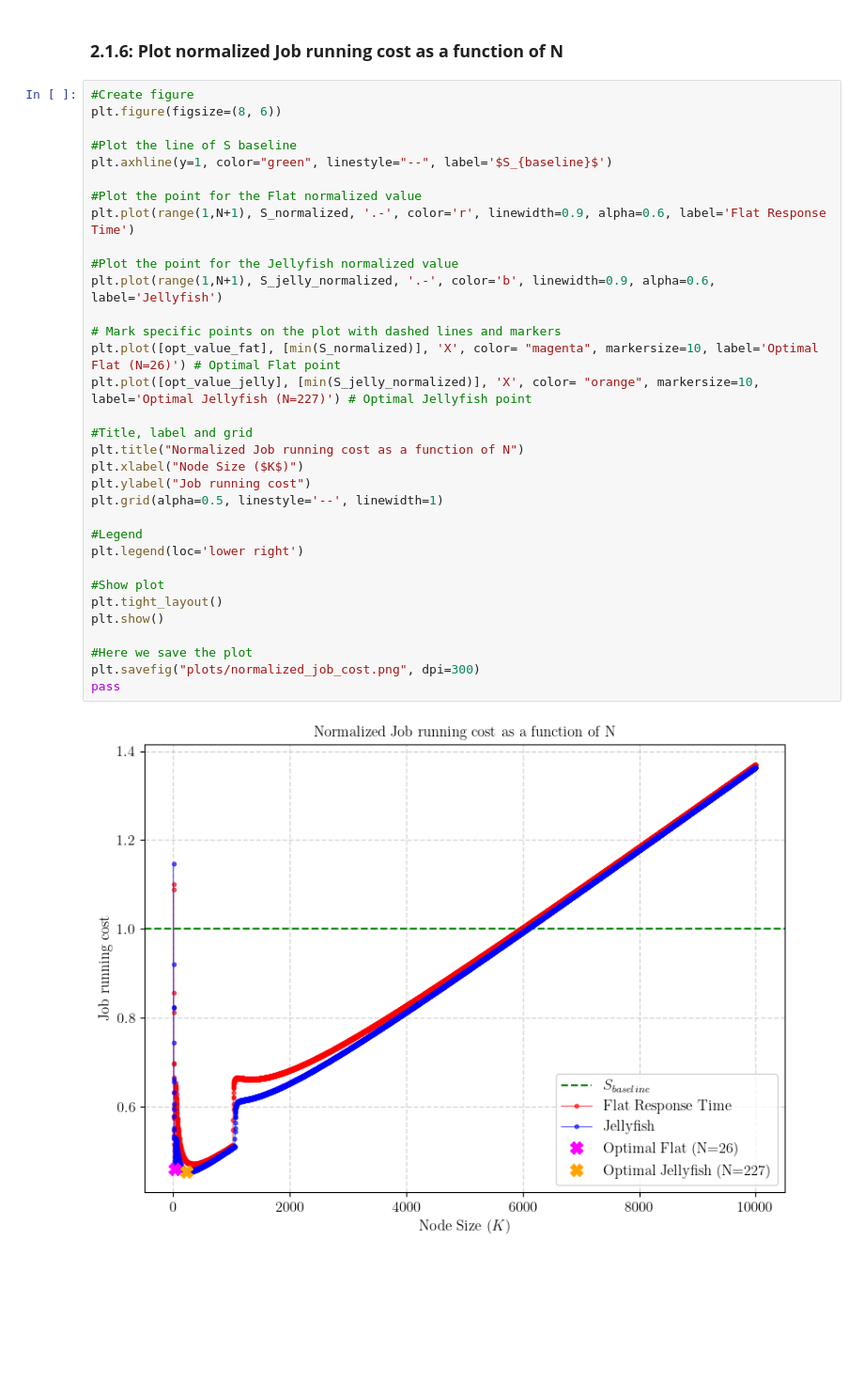
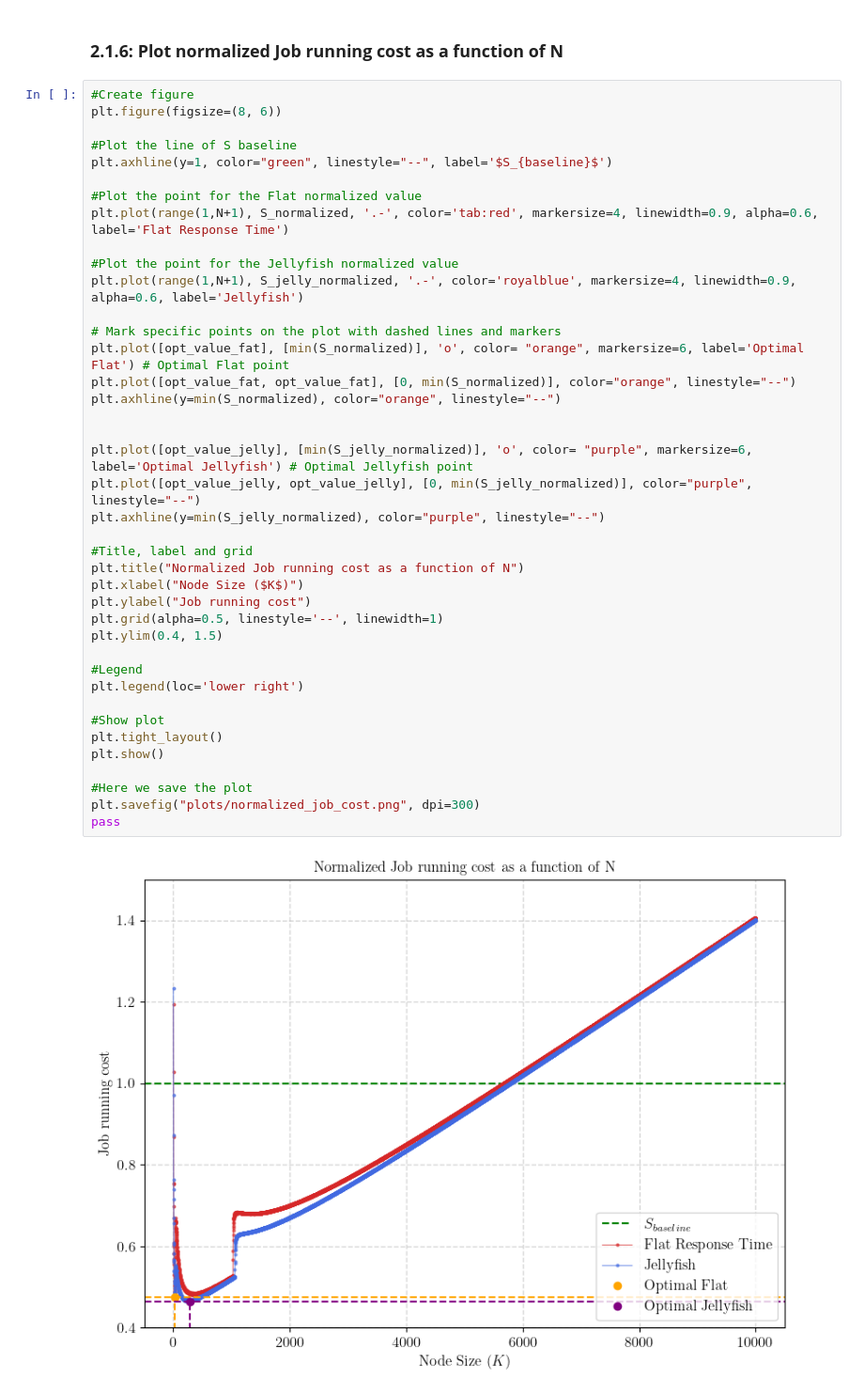
Before and after one commit to msancor/NBD-HW1, a Jupyter notebook: ch1.ipynb, the cells around one changed output. Shown: that part at 94% size. Cells and saved outputs as stored; diff of their text form; blank space fills up the shorter version.

```diff
--- a/ch1.ipynb
+++ b/ch1.ipynb
@@ -530,36 +552,43 @@ opt_value_fat, opt_value_jelly
 # %%
 #Create figure
 plt.figure(figsize=(8, 6))
 
 #Plot the line of S baseline
 plt.axhline(y=1, color="green", linestyle="--", label='$S_{baseline}$')
 
 #Plot the point for the Flat normalized value
-plt.plot(range(1,N+1), S_normalized, '.-', color='r', linewidth=0.9, alpha=0.6, label='Flat Response Time')
+plt.plot(range(1,N+1), S_normalized, '.-', color='tab:red', markersize=4, linewidth=0.9, alpha=0.6, label='Flat Response Time')
 
 #Plot the point for the Jellyfish normalized value
-plt.plot(range(1,N+1), S_jelly_normalized, '.-', color='b', linewidth=0.9, alpha=0.6, label='Jellyfish')
+plt.plot(range(1,N+1), S_jelly_normalized, '.-', color='royalblue', markersize=4, linewidth=0.9, alpha=0.6, label='Jellyfish')
 
 # Mark specific points on the plot with dashed lines and markers
-plt.plot([opt_value_fat], [min(S_normalized)], 'X', color= "magenta", markersize=10, label='Optimal Flat (N=26)') # Optimal Flat point
-plt.plot([opt_value_jelly], [min(S_jelly_normalized)], 'X', color= "orange", markersize=10, label='Optimal Jellyfish (N=227)') # Optimal Jellyfish point
+plt.plot([opt_value_fat], [min(S_normalized)], 'o', color= "orange", markersize=6, label='Optimal Flat') # Optimal Flat point
+plt.plot([opt_value_fat, opt_value_fat], [0, min(S_normalized)], color="orange", linestyle="--")
+plt.axhline(y=min(S_normalized), color="orange", linestyle="--")
+
+
+plt.plot([opt_value_jelly], [min(S_jelly_normalized)], 'o', color= "purple", markersize=6, label='Optimal Jellyfish') # Optimal Jellyfish point
+plt.plot([opt_value_jelly, opt_value_jelly], [0, min(S_jelly_normalized)], color="purple", linestyle="--")
+plt.axhline(y=min(S_jelly_normalized), color="purple", linestyle="--")
 
 #Title, label and grid
 plt.title("Normalized Job running cost as a function of N")
 plt.xlabel("Node Size ($K$)")
 plt.ylabel("Job running cost")
 plt.grid(alpha=0.5, linestyle='--', linewidth=1)
+plt.ylim(0.4, 1.5)
 
 #Legend
 plt.legend(loc='lower right')
 
 #Show plot
 plt.tight_layout()
 plt.show()
 
 #Here we save the plot
 plt.savefig("plots/normalized_job_cost.png", dpi=300)
 pass
 # %% [output]
-[figure, old version]
+[figure, new version]
 <Figure size 640x480 with 0 Axes>
```
Also changed, not shown: parts of 5 cells of this notebook, 3 other files.
